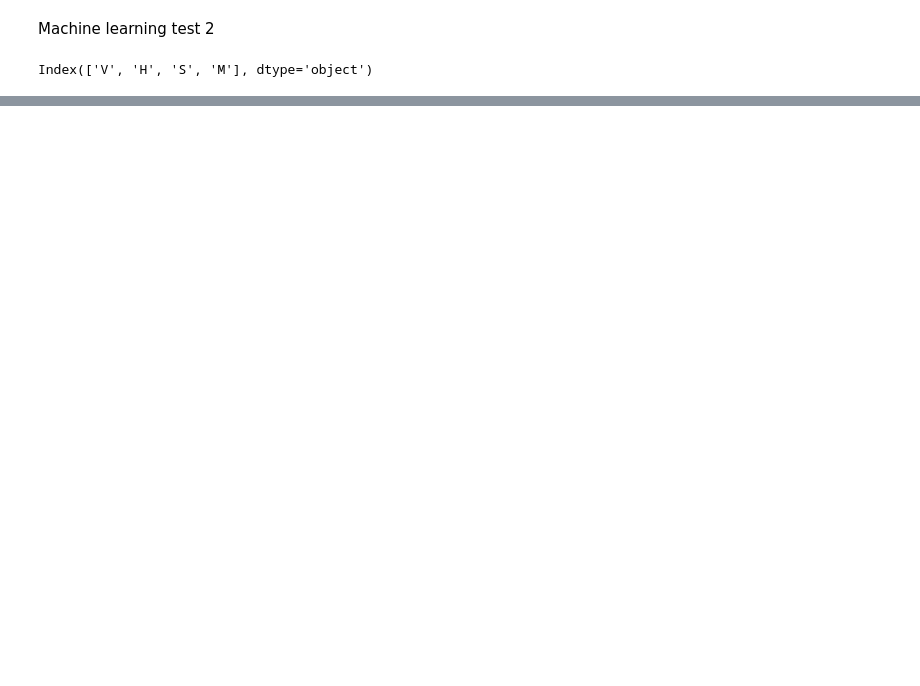
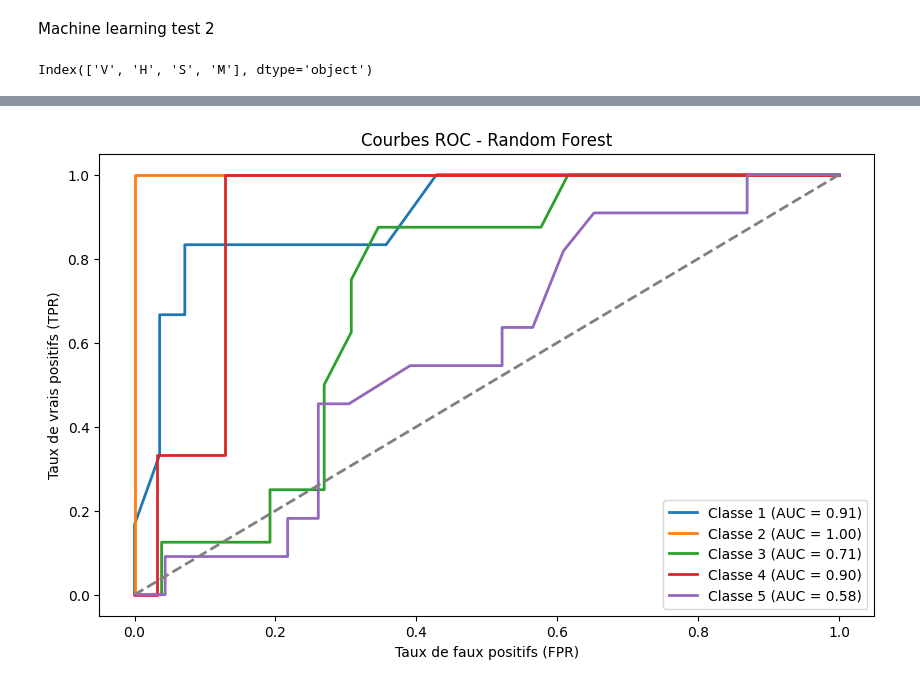
Before and after one commit to juldebidour/Landmining_project_ENSC, a Jupyter notebook: FirstDataset/landmining.ipynb, the cells around one changed output, grey strips where cells are left out. Cells and saved outputs as stored; diff of their text form; code cells hidden in the pictures; blank space fills up the shorter version.

```diff
--- a/FirstDataset/landmining.ipynb
+++ b/FirstDataset/landmining.ipynb
@@ -154,3 +208,64 @@ accuracy_rf, report_rf
+# %%
+from sklearn.ensemble import RandomForestClassifier
+from sklearn.metrics import accuracy_score, classification_report
+
+# Initialize a Random Forest Classifier
+rf_model = RandomForestClassifier(n_estimators=100, random_state=42)
+
+# Train the model
+rf_model.fit(X_train, y_train)
+
+# Predict on the test set
+y_pred_rf = rf_model.predict(X_test)
+
+# Calculate the accuracy
+accuracy_rf = accuracy_score(y_test, y_pred_rf)
+
+# Generate a classification report
+report_rf = classification_report(y_test, y_pred_rf)
+
+accuracy_rf, report_rf
+
+
+import matplotlib.pyplot as plt
+from sklearn.metrics import roc_curve, auc
+from sklearn.preprocessing import label_binarize
+
+# 1. Calcul des probabilités pour chaque classe
+y_prob_rf = rf_model.predict_proba(X_test)
+
+# 2. Binarisation des labels pour chaque classe (pour multi-classe)
+y_test_bin = label_binarize(y_test, classes=[1, 2, 3, 4, 5])
+
+# 3. Calcul des courbes ROC et AUC pour chaque classe
+fpr = {}
+tpr = {}
+roc_auc = {}
+
+for i in range(y_test_bin.shape[1]):
+    fpr[i], tpr[i], _ = roc_curve(y_test_bin[:, i], y_prob_rf[:, i])
+    roc_auc[i] = auc(fpr[i], tpr[i])
+
+# 4. Affichage de la courbe ROC
+plt.figure(figsize=(10, 6))
+
+# Tracer les courbes ROC pour chaque classe
+for i in range(y_test_bin.shape[1]):
+    plt.plot(fpr[i], tpr[i], lw=2, label=f'Classe {i+1} (AUC = {roc_auc[i]:.2f})')
+
+# Tracer la diagonale aléatoire (AUC = 0.5)
+plt.plot([0, 1], [0, 1], color='gray', lw=2, linestyle='--')
+
+# Personnalisation du graphique
+plt.title('Courbes ROC - Random Forest')
+plt.xlabel('Taux de faux positifs (FPR)')
+plt.ylabel('Taux de vrais positifs (TPR)')
+plt.legend(loc="lower right")
+
+# Afficher le graphique
+plt.show()
+# %% [output]
+[figure, added]
 # %%
 # Import des bibliothèques
 import pandas as pd
```
Also changed, not shown: parts of 5 cells of this notebook, 3 other files.
